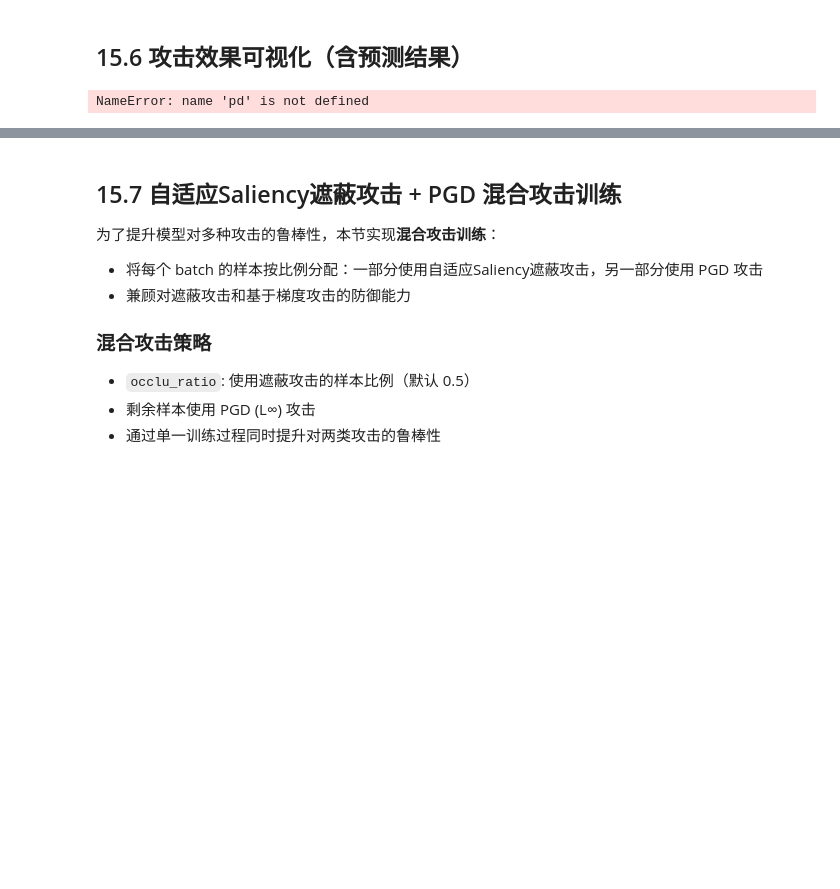
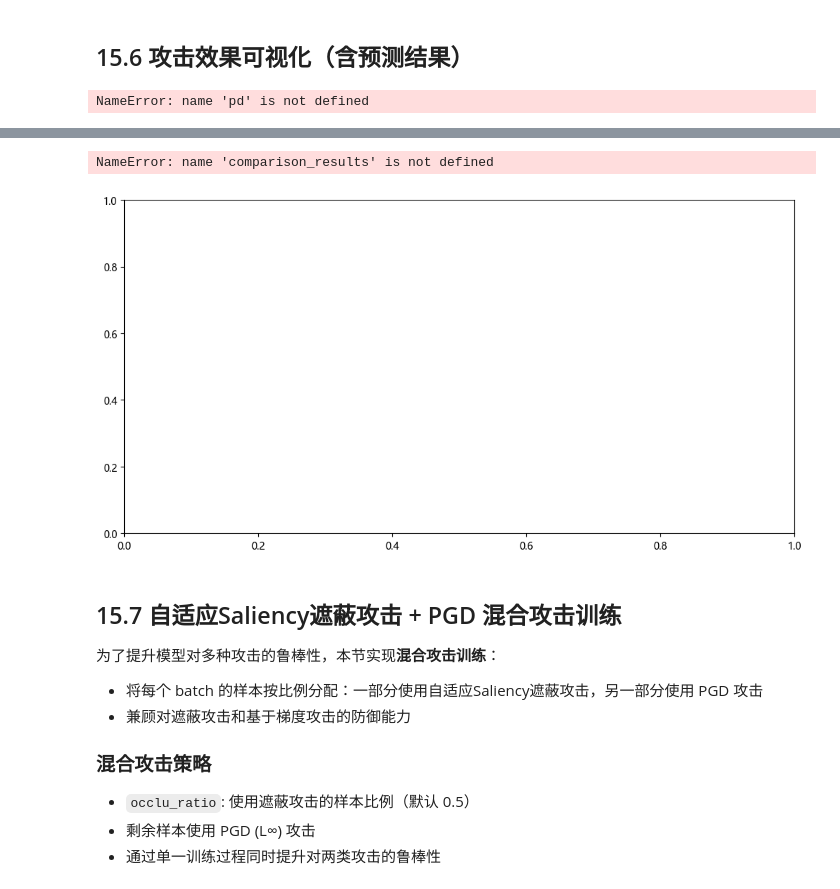
Before and after one commit to vinegarist/adversarial-defense, a Jupyter notebook: 15. Saliency遮蔽攻击对抗性训练.ipynb, the cells around one changed output, grey strips where cells are left out. Cells and saved outputs as stored; diff of their text form; code cells hidden in the pictures; blank space fills up the shorter version.

```diff
--- a/15. Saliency遮蔽攻击对抗性训练.ipynb
+++ b/15. Saliency遮蔽攻击对抗性训练.ipynb
@@ -179,5 +181,5 @@ print('固定遮蔽攻击可视化已保存')
 # %%
-# 可视化固定遮蔽攻击效果
+# 可视化自适应遮蔽攻击效果
 fig, axes = plt.subplots(10, 5, figsize=(15, 30))
 
 for row, idx in enumerate(sample_indices):
@@ -188,14 +190,14 @@ for row, idx in enumerate(sample_indices):
     # 干净样本
     imshow_with_pred(x.squeeze(0), std_lenet, true_label, ax=axes[row, 0], title_prefix='干净样本')
 
-    # 不同top_k的遮蔽攻击
-    for col, top_k in enumerate(top_k_values):
-        attack = AdaptiveSaliencyOcclusionAttack(std_lenet, top_k=top_k, kernel_size=3, occlu_color=0.0)
+    # 不同N参数的自适应遮蔽攻击
+    for col, N_val in enumerate([3, 5, 9, 15]):
+        attack = AdaptiveSaliencyOcclusionAttack(std_lenet, N=N_val, R=3, c=0.0)
         x_adv = attack((x, y))
         imshow_with_pred(x_adv.squeeze(0), std_lenet, true_label,
-                        ax=axes[row, col+1], title_prefix=f'Adaptive k={top_k}')
+                        ax=axes[row, col+1], title_prefix=f'Adaptive N={N_val}')
 
 plt.tight_layout()
-plt.savefig('./results_figures/saliency_Adaptive_attack_visualization.png', dpi=150, bbox_inches='tight')
+plt.savefig(f'./results_figures/saliency_Adaptive_attack_visualization_R=3_{N}_{R}.png', dpi=150, bbox_inches='tight')
 plt.show()
 print('自适应遮蔽攻击可视化已保存')
@@ -214,7 +239,7 @@ LR = 0.001
 
 # 自适应遮蔽攻击参数
 N = 5              # 最大遮蔽区域数量
-R = 3              # 最大遮蔽半径
+R = 1              # 最大遮蔽半径
 C_COLOR = 0.0      # 黑色遮蔽
 
 print(f'训练参数: EPOCH={EPOCH}, BATCH_SIZE={BATCH_SIZE}, LR={LR}')
@@ -725,3 +695,41 @@ plt.show()
+# %%
+# 绘制对比图
+fig, ax = plt.subplots(figsize=(12, 6))
+
+x = np.arange(4)
+width = 0.35
+
+std_vals = [comparison_results[0]['Clean'],
+            comparison_results[0]['Adaptive(N=5,R=3)'],
+            comparison_results[0]['Adaptive(N=10,R=3)'],
+            comparison_results[0]['Fixed(k=9)']]
+at_vals = [comparison_results[1]['Clean'],
+           comparison_results[1]['Adaptive(N=5,R=3)'],
+           comparison_results[1]['Adaptive(N=10,R=3)'],
+           comparison_results[1]['Fixed(k=9)']]
+
+bars1 = ax.bar(x - width/2, std_vals, width, label='Standard', color='steelblue', alpha=0.8)
+bars2 = ax.bar(x + width/2, at_vals, width, label='Adaptive-Saliency-AT', color='coral', alpha=0.8)
+
+ax.set_ylabel('Accuracy (%)', fontsize=12)
+ax.set_title('标准模型 vs Adaptive-Saliency-AT 鲁棒性对比', fontsize=14)
+ax.set_xticks(x)
+ax.set_xticklabels(['Clean', 'Adaptive\n(N=5,R=3)', 'Adaptive\n(N=10,R=3)', 'Fixed\n(k=9)'])
+ax.legend(fontsize=10)
+ax.grid(True, alpha=0.3, axis='y')
+
+# 添加数值标签
+for bar, val in zip(bars1, std_vals):
+    ax.text(bar.get_x() + bar.get_width()/2, bar.get_height() + 1, f'{val:.1f}%', ha='center', fontsize=9)
+for bar, val in zip(bars2, at_vals):
+    ax.text(bar.get_x() + bar.get_width()/2, bar.get_height() + 1, f'{val:.1f}%', ha='center', fontsize=9)
+
+plt.tight_layout()
+plt.savefig(f'./results_figures/adaptive_saliency_at_comparison_{N}_{R}.png', dpi=150, bbox_inches='tight')
+plt.show()
+# %% [output]
+NameError: name 'comparison_results' is not defined
+[figure, added]
 # %%
 # 保存所有评测结果
 df_all = pd.DataFrame(adaptive_eval_results + fixed_eval_results)
```
Also changed, not shown: parts of 22 cells of this notebook, 3 other files.
